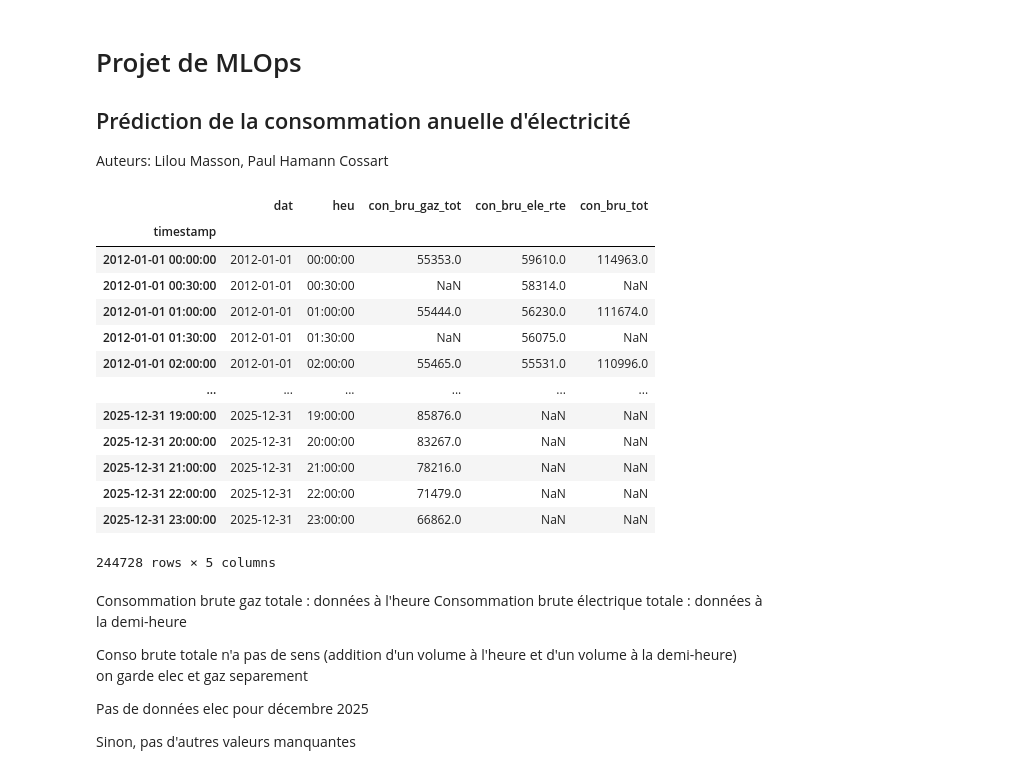
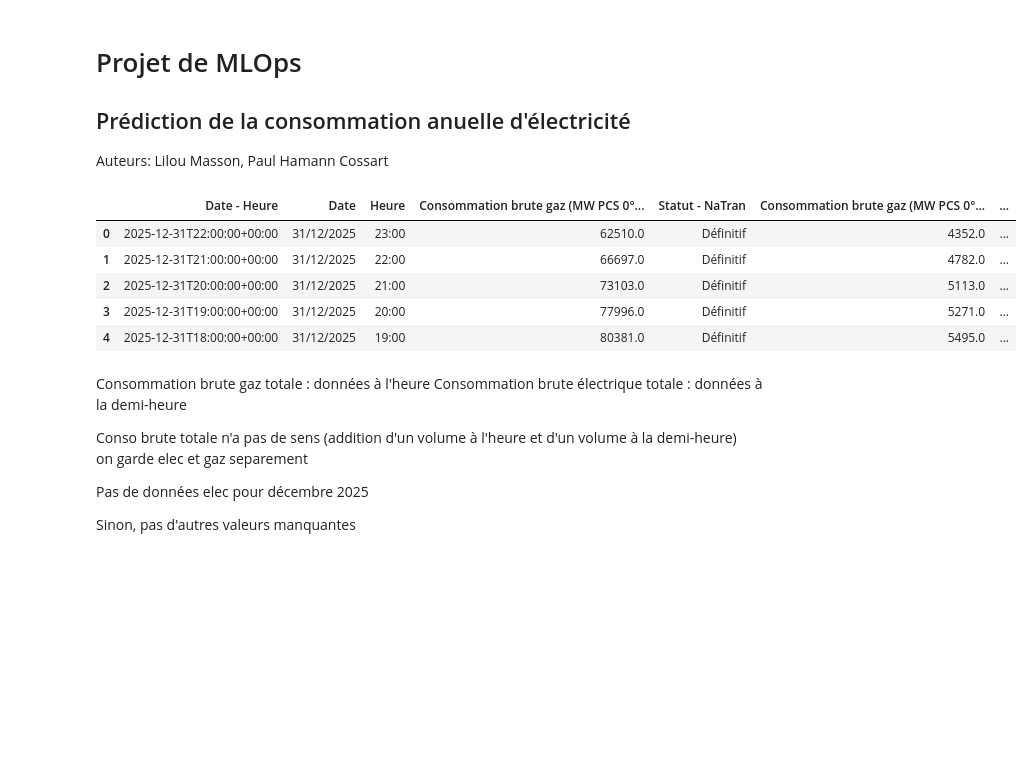
Before and after one commit to 007337-lil/MLOPS, a Jupyter notebook: exploration.ipynb, the cells around one changed output. Saved outputs shown, nothing was run; the diff lists cells and outputs as text; code cells hidden in the pictures; blank space fills up the shorter version.

```diff
--- a/exploration.ipynb
+++ b/exploration.ipynb
@@ -16,22 +14,14 @@ df = pd.read_csv(
     sep = ';'
 )
 # %%
-df
+df.head()
 # %% [output]
-|  | dat | heu | con_bru_gaz_tot | con_bru_ele_rte | con_bru_tot |
-| timestamp |  |  |  |  |  |
-| 2012-01-01 00:00:00 | 2012-01-01 | 00:00:00 | 55353.0 | 59610.0 | 114963.0 |
-| 2012-01-01 00:30:00 | 2012-01-01 | 00:30:00 | NaN | 58314.0 | NaN |
-| 2012-01-01 01:00:00 | 2012-01-01 | 01:00:00 | 55444.0 | 56230.0 | 111674.0 |
-| 2012-01-01 01:30:00 | 2012-01-01 | 01:30:00 | NaN | 56075.0 | NaN |
-| 2012-01-01 02:00:00 | 2012-01-01 | 02:00:00 | 55465.0 | 55531.0 | 110996.0 |
-| ... | ... | ... | ... | ... | ... |
-| 2025-12-31 19:00:00 | 2025-12-31 | 19:00:00 | 85876.0 | NaN | NaN |
-| 2025-12-31 20:00:00 | 2025-12-31 | 20:00:00 | 83267.0 | NaN | NaN |
-| 2025-12-31 21:00:00 | 2025-12-31 | 21:00:00 | 78216.0 | NaN | NaN |
-| 2025-12-31 22:00:00 | 2025-12-31 | 22:00:00 | 71479.0 | NaN | NaN |
-| 2025-12-31 23:00:00 | 2025-12-31 | 23:00:00 | 66862.0 | NaN | NaN |
+|  | Date - Heure | Date | Heure | Consommation brute gaz (MW PCS 0°... | Statut - NaTran | Consommation brute gaz (MW PCS 0°... | ... |
+| 0 | 2025-12-31T22:00:00+00:00 | 31/12/2025 | 23:00 | 62510.0 | Définitif | 4352.0 | ... |
+| 1 | 2025-12-31T21:00:00+00:00 | 31/12/2025 | 22:00 | 66697.0 | Définitif | 4782.0 | ... |
+| 2 | 2025-12-31T20:00:00+00:00 | 31/12/2025 | 21:00 | 73103.0 | Définitif | 5113.0 | ... |
+| 3 | 2025-12-31T19:00:00+00:00 | 31/12/2025 | 20:00 | 77996.0 | Définitif | 5271.0 | ... |
+| 4 | 2025-12-31T18:00:00+00:00 | 31/12/2025 | 19:00 | 80381.0 | Définitif | 5495.0 | ... |
-244728 rows × 5 columns
 # %% [markdown]
 Consommation brute gaz totale : données à l'heure
 Consommation brute électrique totale : données à la demi-heure
```
Also changed, not shown: parts of 1 cell of this notebook.
